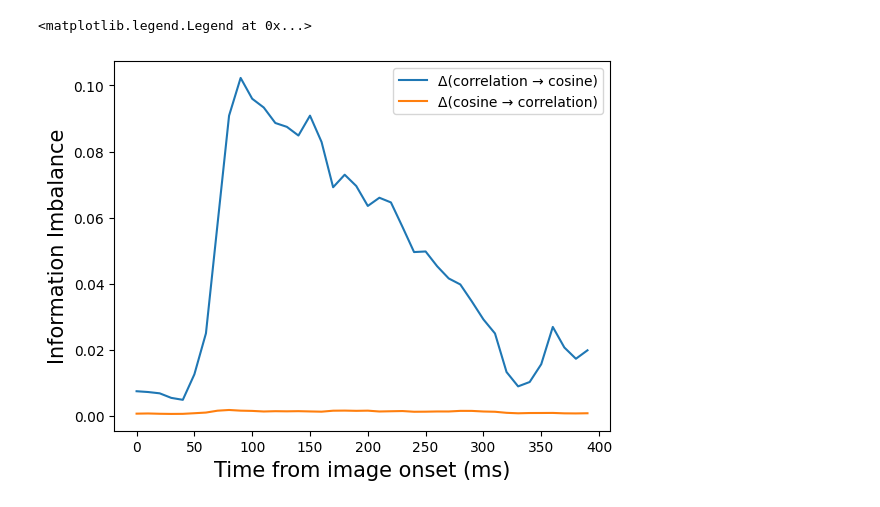
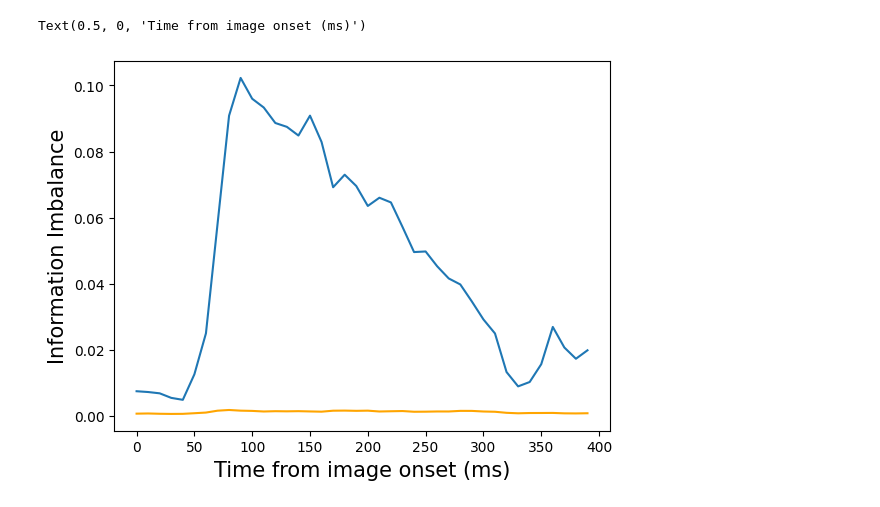
Before and after one commit to TizianoCausin01/temporal_context, a Jupyter notebook: python_scripts/scripts/II_temporal_comparison.ipynb, the cells around one changed output. Cells and saved outputs as stored; diff of their text form; code cells hidden in the pictures.

Commit message:
Figures for research proposal

```diff
--- a/python_scripts/scripts/II_temporal_comparison.ipynb
+++ b/python_scripts/scripts/II_temporal_comparison.ipynb
@@ -59,9 +60,9 @@ for idx, resp_t in enumerate(ba_raster):
 # %%
 plt.plot(np.arange(0, len(A2B_list))*1000//cfg.new_fs,A2B_list, label=f"{chr(916)}({cfg.RDM_metric_A} {chr(8594)} {cfg.RDM_metric_B})")
-plt.plot(np.arange(len(A2B_list))*1000//cfg.new_fs, B2A_list, label=f"{chr(916)}({cfg.RDM_metric_B} {chr(8594)} {cfg.RDM_metric_A})")
+plt.plot(np.arange(len(A2B_list))*1000//cfg.new_fs, B2A_list, label=f"{chr(916)}({cfg.RDM_metric_B} {chr(8594)} {cfg.RDM_metric_A})", color="orange")
 plt.ylabel("Information Imbalance", fontsize=15)
 plt.xlabel("Time from image onset (ms)", fontsize=15)
-plt.legend()
+# plt.legend()
 # %% [output]
-<matplotlib.legend.Legend at 0x...>
+Text(0.5, 0, 'Time from image onset (ms)')
-[figure, old version]
+[figure, new version]
```
Also changed, not shown: parts of 3 cells of this notebook, 1 other file.
